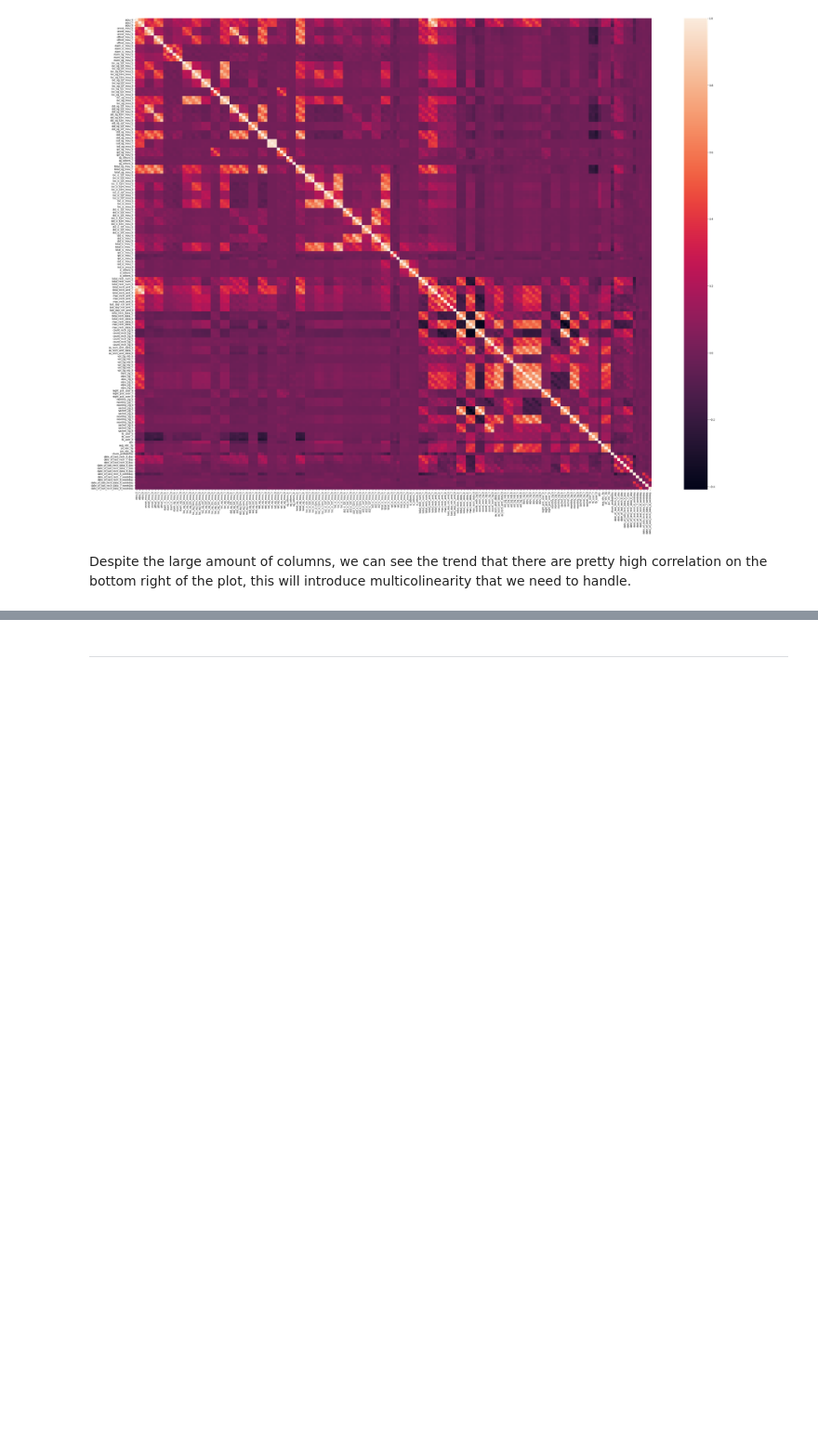
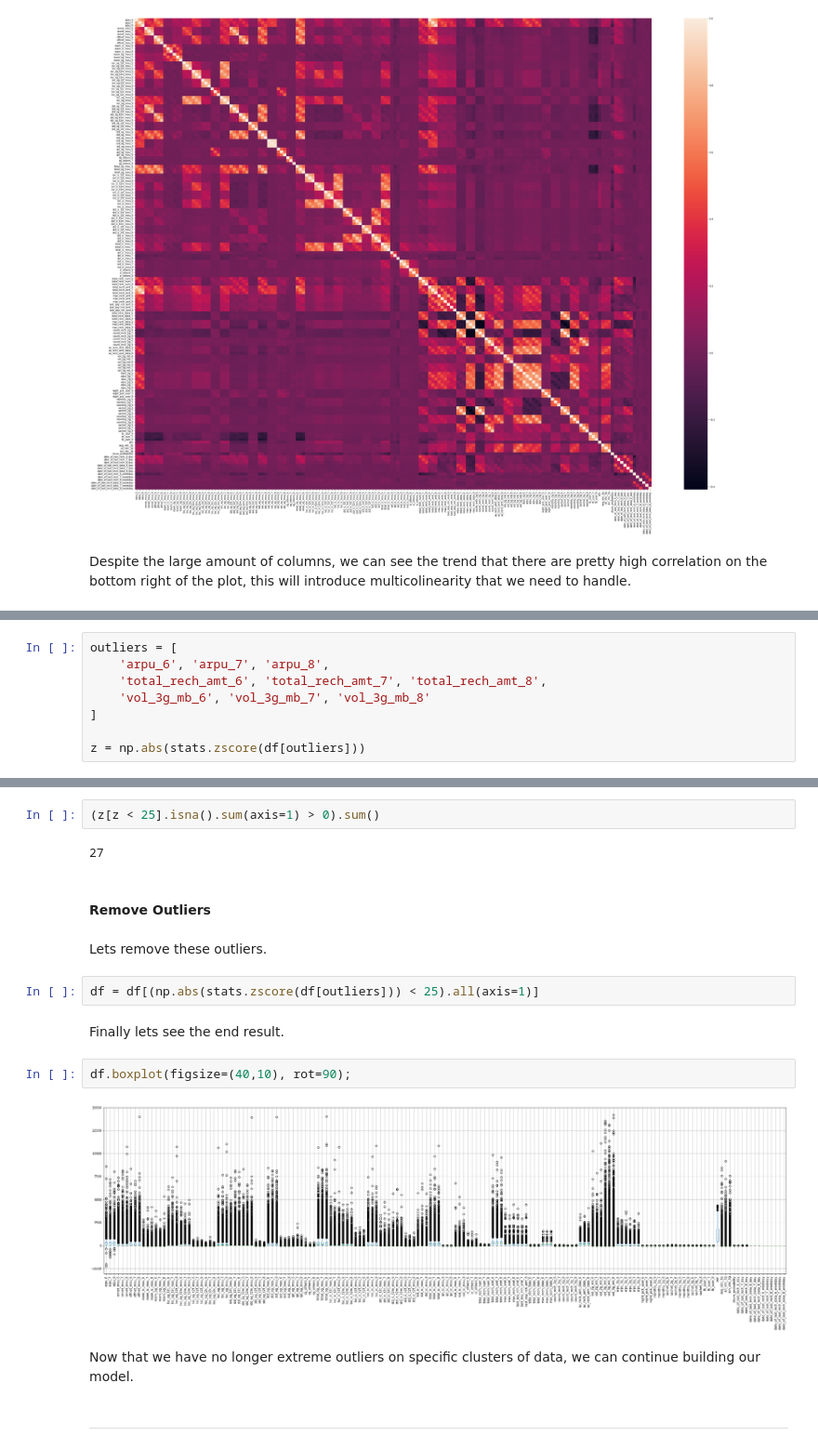
Before and after one commit to hendrauzia/ljmu-tccs, a Jupyter notebook: code/Telecom Churn Case Study.ipynb, the cells around one changed output, grey strips where cells are left out. Shown at 93% size. Saved outputs shown, nothing was run; the diff lists cells and outputs as text; blank space fills up the shorter version.

```diff
--- a/code/Telecom Churn Case Study.ipynb
+++ b/code/Telecom Churn Case Study.ipynb
@@ -387,0 +430,8 @@ Despite the large amount of columns, we can see the trend that there are pretty
+# %%
+outliers = [
+    'arpu_6', 'arpu_7', 'arpu_8',
+    'total_rech_amt_6', 'total_rech_amt_7', 'total_rech_amt_8',
+    'vol_3g_mb_6', 'vol_3g_mb_7', 'vol_3g_mb_8'
+]
+
+z = np.abs(stats.zscore(df[outliers]))
@@ -388,3 +455,21 @@ Despite the large amount of columns, we can see the trend that there are pretty
+# %%
+(z[z < 25].isna().sum(axis=1) > 0).sum()
+# %% [output]
+27
+# %% [markdown]
+#### Remove Outliers
+# %% [markdown]
+Lets remove these outliers.
+# %%
+df = df[(np.abs(stats.zscore(df[outliers])) < 25).all(axis=1)]
+# %% [markdown]
+Finally lets see the end result.
+# %%
+df.boxplot(figsize=(40,10), rot=90);
+# %% [output]
+[figure, added]
+# %% [markdown]
+Now that we have no longer extreme outliers on specific clusters of data, we can continue building our model.
 # %% [markdown]
 ---
 # %% [markdown]
```
Also changed, not shown: parts of 44 cells of this notebook, 1 other file.
